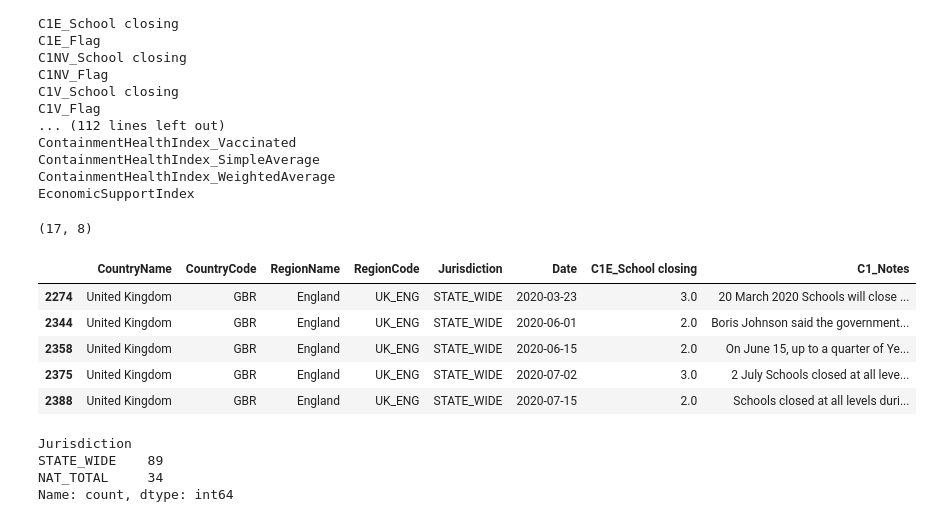
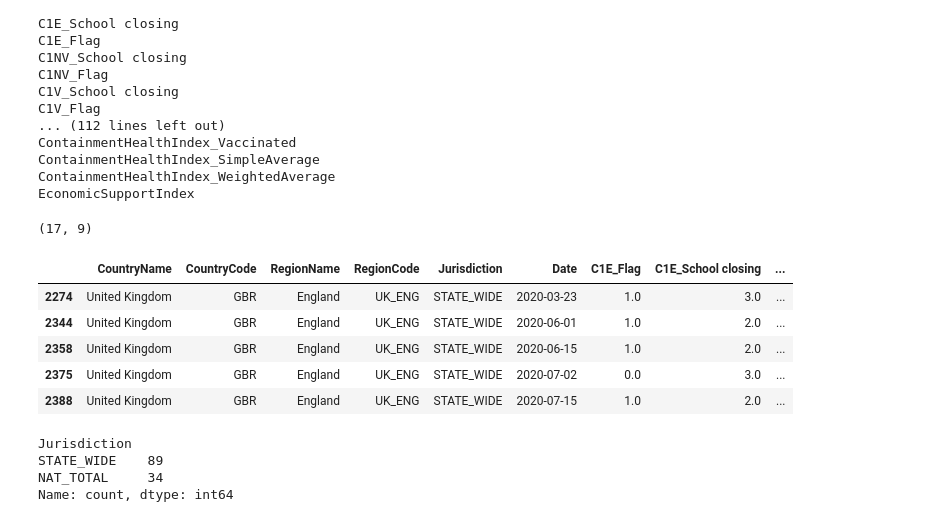
Before and after one commit to danyoungday/neuro-san-prana, a Jupyter notebook: data/edav.ipynb, the cells around one changed output. Saved outputs shown, nothing was run; the diff lists cells and outputs as text; code cells hidden in the pictures.

```diff
--- a/data/edav.ipynb
+++ b/data/edav.ipynb
@@ -235,23 +276,23 @@ ContainmentHealthIndex_WeightedAverage
 EconomicSupportIndex
 # %%
 c1_cols = ["C1E_School closing", "C1_Notes"]
-index_cols = ["CountryName", "CountryCode", "RegionName", "RegionCode", "Jurisdiction", "Date"]
+index_cols = ["CountryName", "CountryCode", "RegionName", "RegionCode", "Jurisdiction", "Date", "C1E_Flag"]
 c1 = df[index_cols + c1_cols]
 c1 = c1[c1["RegionName"] == "England"]
 # c1 = c1[c1["CountryName"] == "United Kingdom"]
 c1 = c1.dropna(subset=c1_cols)
 c1["Date"] = pd.to_datetime(c1["Date"], format="%Y%m%d")
 c1 = c1.sort_values(by=["Date"])
 print(c1.shape)
 c1.head()
 # %% [output]
-(17, 8)
+(17, 9)
-|  | CountryName | CountryCode | RegionName | RegionCode | Jurisdiction | Date | C1E_School closing | C1_Notes |
-| 2274 | United Kingdom | GBR | England | UK_ENG | STATE_WIDE | 2020-03-23 | 3.0 | 20 March 2020 Schools will close ... |
-| 2344 | United Kingdom | GBR | England | UK_ENG | STATE_WIDE | 2020-06-01 | 2.0 | Boris Johnson said the government... |
-| 2358 | United Kingdom | GBR | England | UK_ENG | STATE_WIDE | 2020-06-15 | 2.0 | On June 15, up to a quarter of Ye... |
-| 2375 | United Kingdom | GBR | England | UK_ENG | STATE_WIDE | 2020-07-02 | 3.0 | 2 July Schools closed at all leve... |
-| 2388 | United Kingdom | GBR | England | UK_ENG | STATE_WIDE | 2020-07-15 | 2.0 | Schools closed at all levels duri... |
+|  | CountryName | CountryCode | RegionName | RegionCode | Jurisdiction | Date | C1E_Flag | C1E_School closing | ... |
+| 2274 | United Kingdom | GBR | England | UK_ENG | STATE_WIDE | 2020-03-23 | 1.0 | 3.0 | ... |
+| 2344 | United Kingdom | GBR | England | UK_ENG | STATE_WIDE | 2020-06-01 | 1.0 | 2.0 | ... |
+| 2358 | United Kingdom | GBR | England | UK_ENG | STATE_WIDE | 2020-06-15 | 1.0 | 2.0 | ... |
+| 2375 | United Kingdom | GBR | England | UK_ENG | STATE_WIDE | 2020-07-02 | 0.0 | 3.0 | ... |
+| 2388 | United Kingdom | GBR | England | UK_ENG | STATE_WIDE | 2020-07-15 | 1.0 | 2.0 | ... |
 # %%
 c1["Jurisdiction"].value_counts()
 # %% [output]
```
Also changed, not shown: parts of 5 cells of this notebook, 2 other files.
